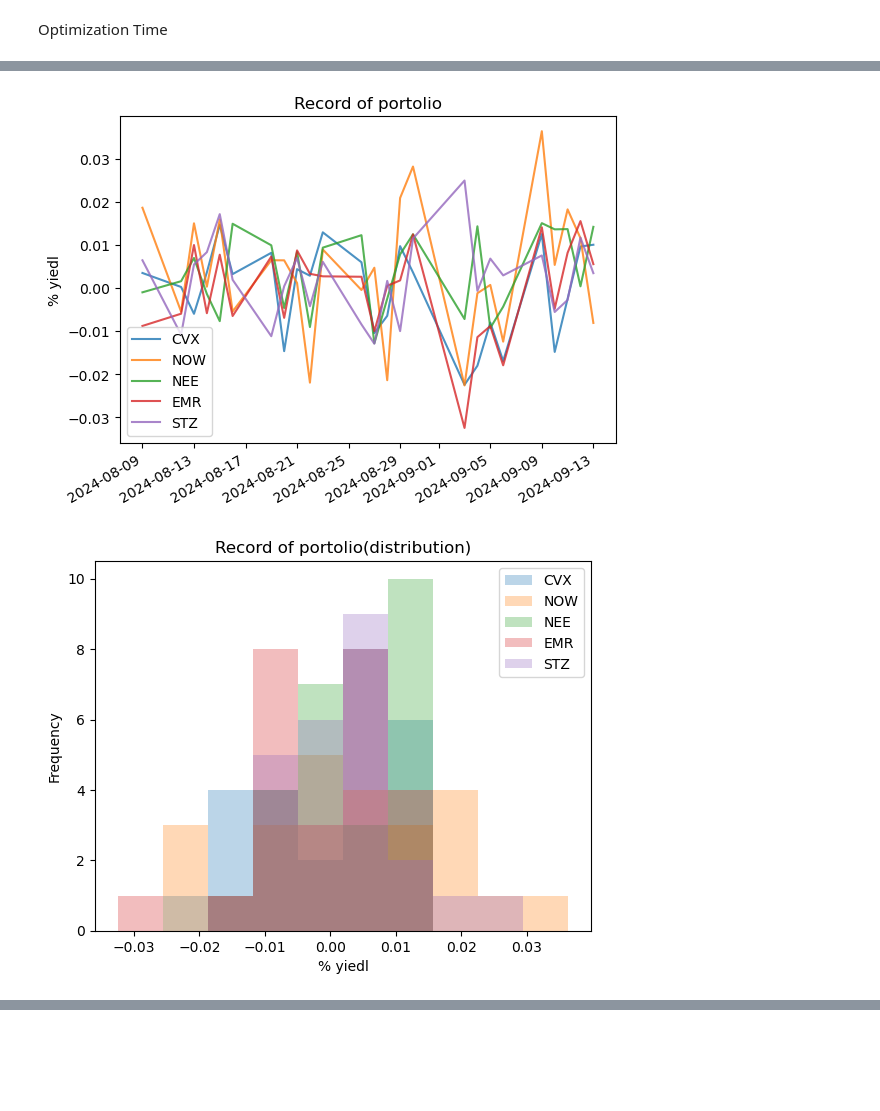
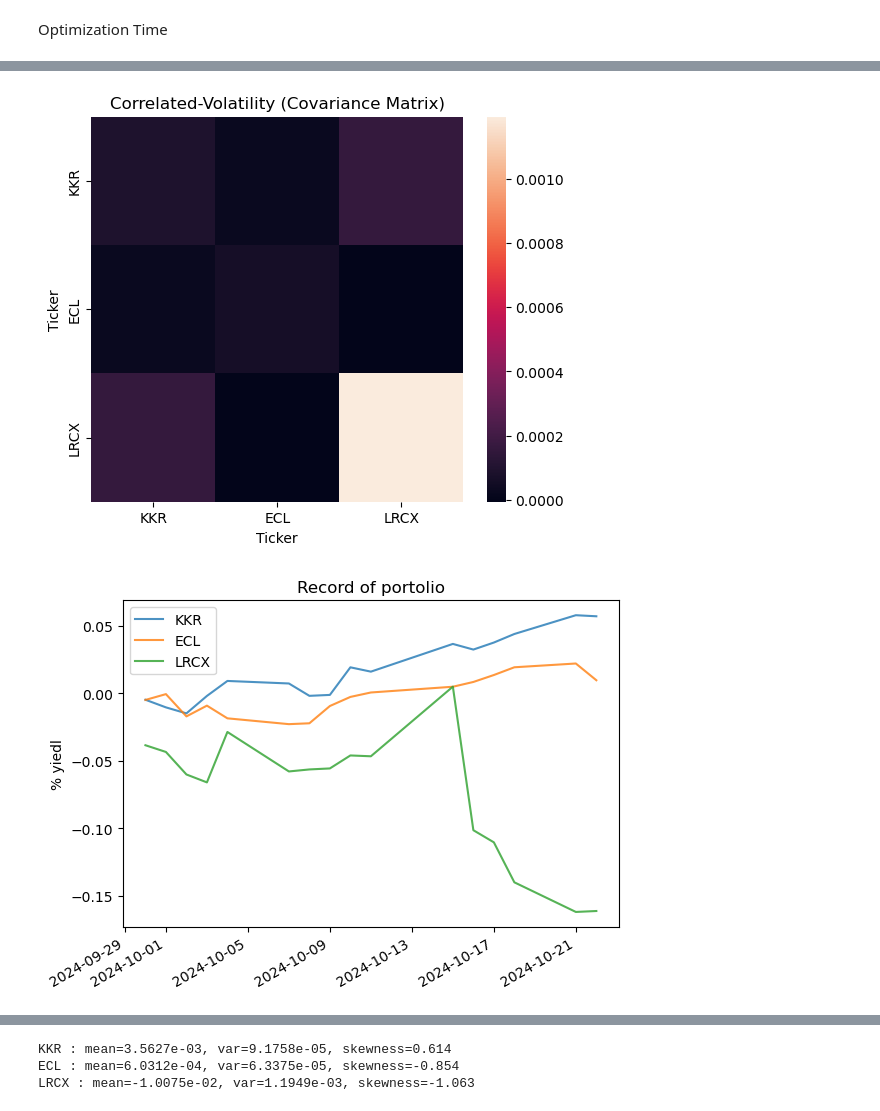
Before and after one commit to SzeLok0305/Finance_study, a Jupyter notebook: yfinance_analysis/Portfolio theory.ipynb, the cells around one changed output, grey strips where cells are left out. Cells and saved outputs as stored; diff of their text form; code cells hidden in the pictures; blank space fills up the shorter version.

Commit message:
added risk estimation

```diff
--- a/yfinance_analysis/Portfolio theory.ipynb
+++ b/yfinance_analysis/Portfolio theory.ipynb
@@ -143,16 +216,21 @@ S&P500 return is 5.61%
 # %%
 def What_Should_I_buy(Ticker,Weight):
     buy_list = {}
+    lower_limit = 0.08
+    Weight_adj = [X if X >= lower_limit else 0 for X in Weight]
+    Weight_og = Weight_adj
+    Weight_adj = 1/sum(Weight_adj)*np.array(Weight_adj)
+
+    print(f"The threshold is {lower_limit}")
     print("you should buy:")
     print("-------------------------")
-    lower_limit = 0.1
-    Weight_adj = [X if X >= lower_limit else 0 for X in Weight]
-    Weight_adj = 1/sum(Weight_adj)*np.array(Weight_adj)
+
     for T, W in zip(Ticker, Weight_adj):
         if W > lower_limit:
             buy_list[T] = W
             print(f"W_{T} =  {W:.2f}")
     print("-------------------------")
+    print(f" Sum to {sum(Weight_og)}")
     return buy_list
 print("For the test set")
 Test_buy_list = What_Should_I_buy(tickers,W_opt_train)
@@ -182,7 +261,8 @@ alpha and beta are 0.01, 0.651
 # %%
-Today_rfr = risk_free_rate
-#Today_rfr = 0
-Final_result = minimize(Sharpe_pf,W_0,args=(ret_df,Today_rfr), bounds=Bounds(0,1),constraints = cons)
+opt_day = int(T_fraction*365)
+Today_rfr_opt = risk_free_rate.iloc[-opt_day:]
+ret_df_opt = ret_df.iloc[-opt_day:]
+Final_result = minimize(Sharpe_pf,W_0,args=(ret_df_opt,Today_rfr_opt), bounds=Bounds(0,1),constraints = cons)
 W_opt_final = Final_result["x"]
 # %%
 mylist = What_Should_I_buy(tickers,W_opt_final)
@@ -209,25 +287,30 @@ Delta_W_EMR = 0.079598
 # %%
 def track_record(your_list):
     ticker = list(mylist.keys())
-    #df[ticker].plot(label=ticker,ylabel="Stock price",title="Record of portolio")
-    #plt.legend()
-    #plt.show()
 
-    Test[ticker].plot(label=ticker,ylabel="% yiedl",title="Record of portolio", alpha =0.8)
-    plt.legend()
-    plt.show()
-
-    Test[ticker].plot.hist(label=ticker,xlabel="% yiedl",title="Record of portolio(distribution)",bins=10, alpha =0.3)
-    plt.legend()
-    plt.show()
 
     Covarian_matrix = Test[ticker].cov()
     plt.figure(figsize=(6, 5))
     heatmap = sns.heatmap(Covarian_matrix, annot=False, fmt=".2e", annot_kws={"size": 9},cbar=True)
     plt.title('Correlated-Volatility (Covariance Matrix)')
     plt.show()
 
+    Test[ticker].cumsum().plot(label=ticker,ylabel="% yiedl",title="Record of portolio", alpha =0.8)
+    plt.legend()
+    plt.show()
+
+    mean = Test[ticker].mean()
+    variance = Test[ticker].var()
+    skewness = Test[ticker].skew()
+
+    Test[ticker].plot.hist(label=ticker,xlabel="% yiedl",title="Record of portolio(distribution)",bins=10, alpha =0.3)
+    plt.legend()
+    plt.show()
+    for i in range(len(ticker)):
+        print(f"{ticker[i]} : mean={mean.values[i]:.4e}, var={variance.values[i]:.4e}, skewness={skewness.values[i]:.3f}" )
+
+
 track_record(mylist)
 # %% [output]
-[figure, old version]
+[figure, new version]
-[figure, old version]
+[figure, new version]
@@ -235,2 +318,5 @@ track_record(mylist)
+KKR : mean=3.5627e-03, var=9.1758e-05, skewness=0.614
+ECL : mean=6.0312e-04, var=6.3375e-05, skewness=-0.854
+LRCX : mean=-1.0075e-02, var=1.1949e-03, skewness=-1.063
 # %%
 def How_much_money_I_need_now(your_list):
```
Also changed, not shown: parts of 18 cells of this notebook, 1 other file.
